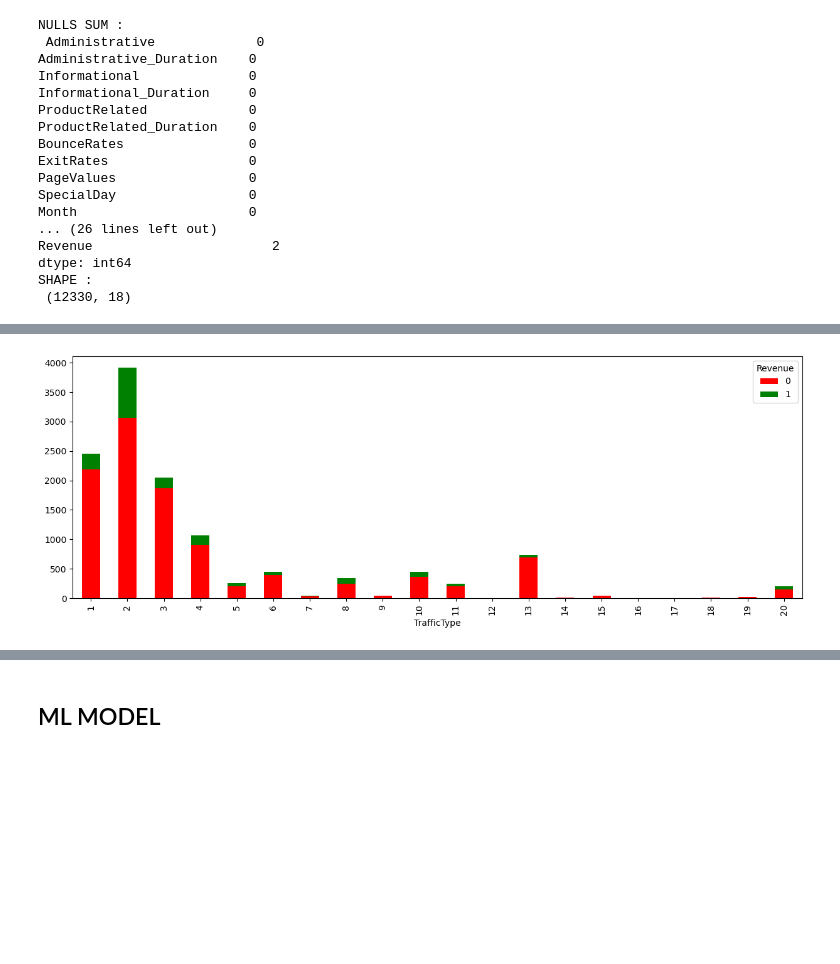
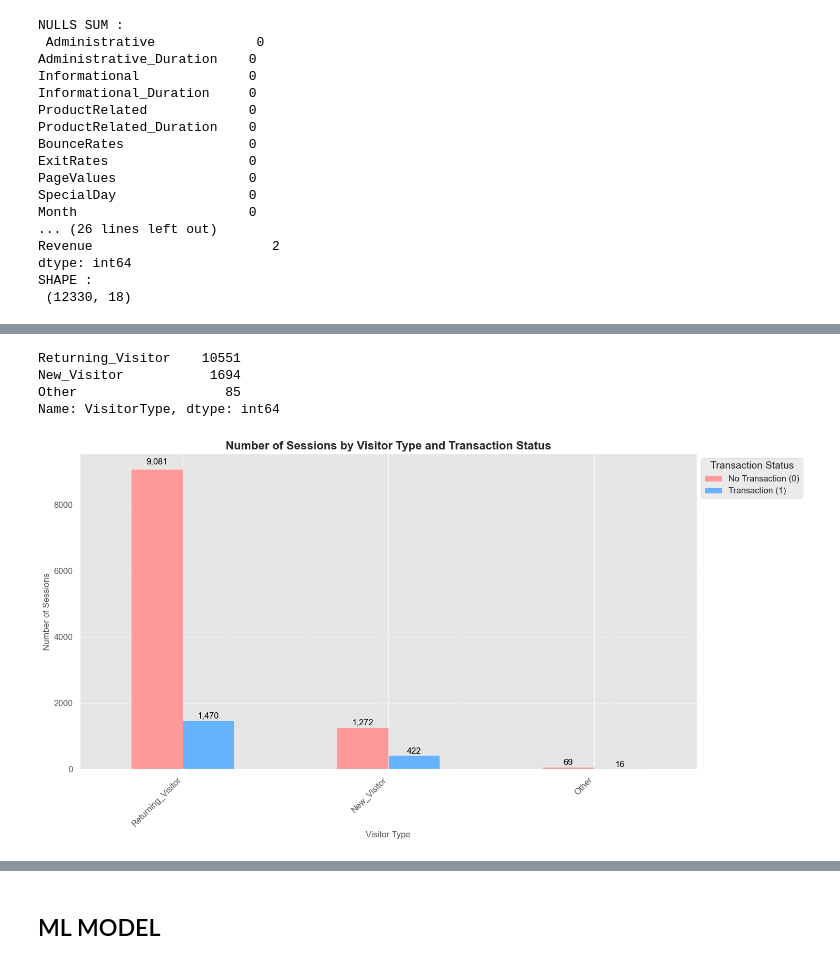
Before and after one commit to NonakaVal/sales_forecasting_model-, a Jupyter notebook: main.ipynb, the cells around one changed output, grey strips where cells are left out. Cells and saved outputs as stored; diff of their text form; code cells hidden in the pictures; blank space fills up the shorter version.

```diff
--- a/main.ipynb
+++ b/main.ipynb
@@ -379,9 +98,63 @@ plt.show()
-# %%
-# Stacked Bar Tipos de Tráfego x Revenue
-pd.crosstab(df['TrafficType'], df['Revenue']).plot(kind = 'bar',
-                                                   stacked = True,
-                                                   figsize = (15, 5),
-                                                   color = ['red', 'green'])
-plt.show()
-# %% [output]
-[figure, removed]
+# %%
+# Plot settings
+plot_settings = {
+    'style': 'ggplot',  # Use 'ggplot' or another available style
+    'palette': 'pastel',
+    'title_fontsize': 16,
+    'axis_fontsize': 12,
+    'legend_title_fontsize': 14,
+    'legend_fontsize': 12,
+    'wedge_edgecolor': 'black',
+    'autotext_fontsize': 12,
+    'autotext_color': 'black',
+    'autotext_weight': 'bold',
+    'bar_colors': ['#FF9999', '#66B2FF'],
+    'crosstab_colors': ['#FF9999', '#66B2FF']
+}
+
+# Set plot style
+plt.style.use(plot_settings['style'])
+# %%
+# Visitor Type and Total Transactions
+
+# Print value counts
+print(df['VisitorType'].value_counts())
+
+# Filter DataFrame
+new_df = df[df['VisitorType'] != 'Other'][['VisitorType', 'Revenue']]
+
+# Group by VisitorType and Revenue
+revenue_visitor_df = df.groupby(['VisitorType', 'Revenue']).size().unstack(fill_value=0).reset_index()
+revenue_visitor_df.columns = ['VisitorType', 'No Transaction (0)', 'Transaction (1)']
+
+# Total Sessions
+revenue_visitor_df['Total Sessions'] = revenue_visitor_df['No Transaction (0)'] + revenue_visitor_df['Transaction (1)']
+revenue_visitor_df = revenue_visitor_df.sort_values(by='Total Sessions', ascending=False).drop(columns='Total Sessions')
+
+# Plotting
+fig, ax = plt.subplots(figsize=(15, 8))
+revenue_visitor_df.plot(kind='bar', x='VisitorType', stacked=False, color=plot_settings['bar_colors'], ax=ax)
+plt.title('Number of Sessions by Visitor Type and Transaction Status', fontsize=plot_settings['title_fontsize'], fontweight='bold')
+plt.xlabel('Visitor Type', fontsize=plot_settings['axis_fontsize'])
+plt.ylabel('Number of Sessions', fontsize=plot_settings['axis_fontsize'])
+
+# Add value labels
+for container in ax.containers:
+    for bar in container:
+        height = bar.get_height()
+        ax.text(bar.get_x() + bar.get_width() / 2, height + 0.01 * height, f'{height:,}',
+                ha='center', va='bottom', fontsize=plot_settings['axis_fontsize'], color='black')
+
+plt.xticks(rotation=45, ha='right', fontsize=plot_settings['axis_fontsize'])
+plt.yticks(fontsize=plot_settings['axis_fontsize'])
+plt.legend(title='Transaction Status', title_fontsize=plot_settings['legend_title_fontsize'], fontsize=plot_settings['legend_fontsize'], loc='upper left', bbox_to_anchor=(1, 1))
+plt.grid(axis='y', linestyle='--', alpha=0.7)
+plt.tight_layout()
+# plt.savefig('n_by_visitor_type.png')
+plt.show()
+# %% [output]
+Returning_Visitor    10551
+New_Visitor           1694
+Other                   85
+Name: VisitorType, dtype: int64
+[figure, added]
```
Also changed, not shown: parts of 22 cells of this notebook, 1 other file.
